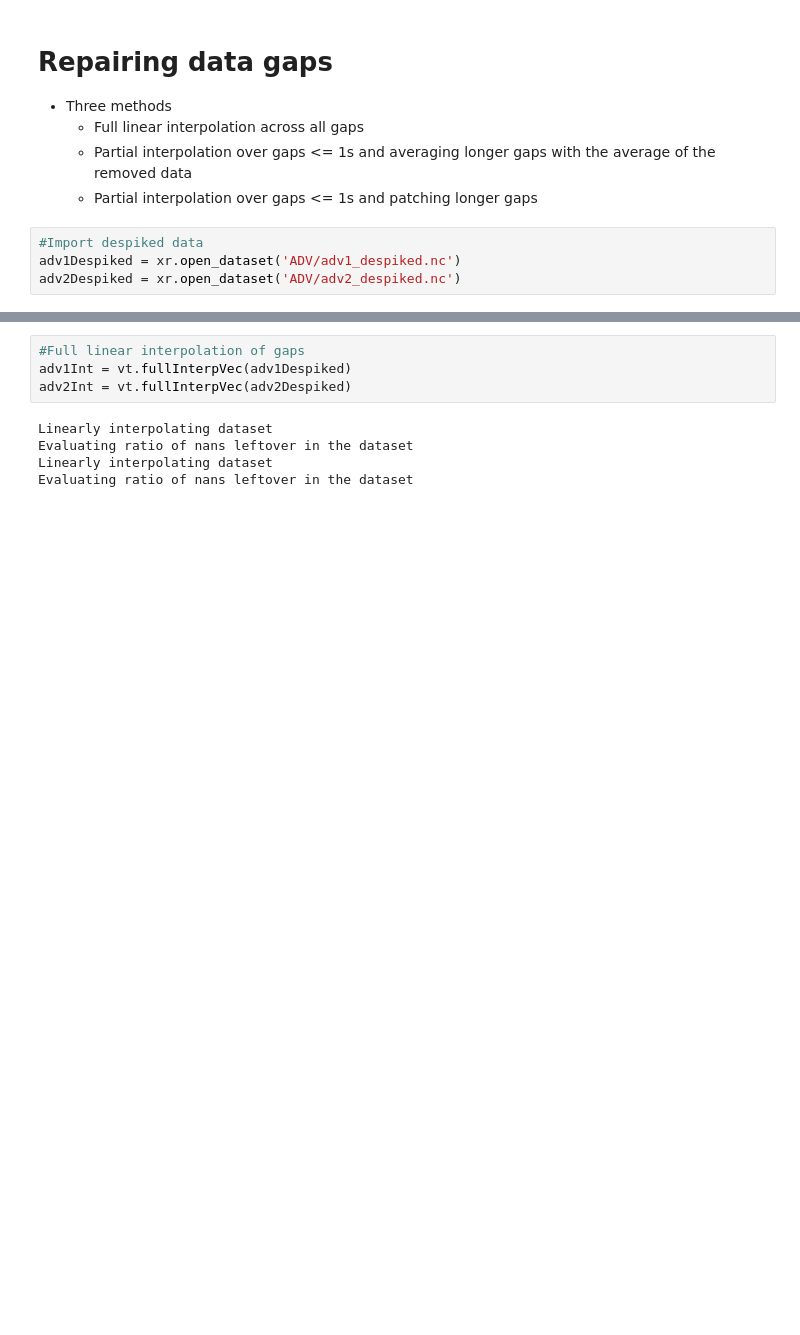
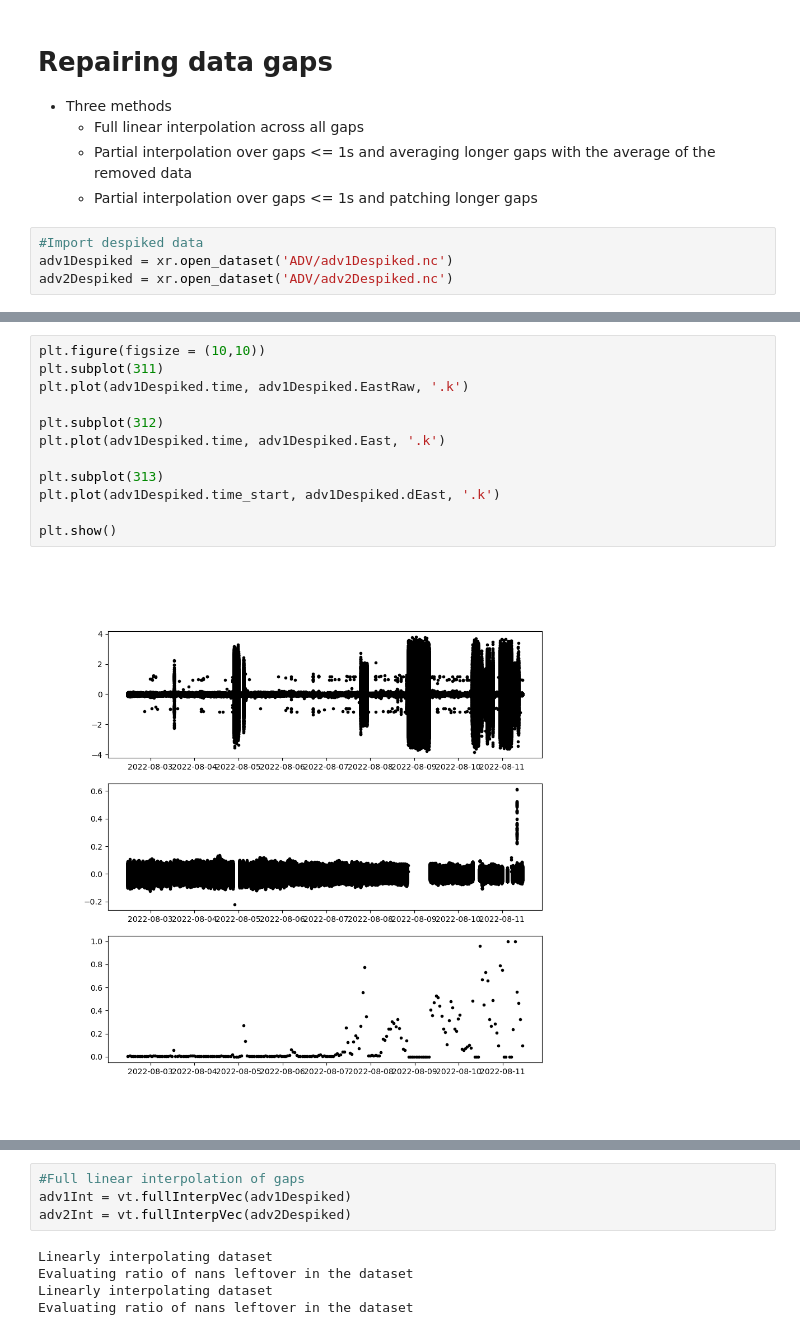
Before and after one commit to lagrady/Kelp-Forest-Hydrodynamics, a Jupyter notebook: notebooks/ADV_data.ipynb, the cells around one changed output, grey strips where cells are left out. Cells and saved outputs as stored; diff of their text form; blank space fills up the shorter version.

```diff
--- a/notebooks/ADV_data.ipynb
+++ b/notebooks/ADV_data.ipynb
@@ -132,5 +145,5 @@ adv2Despiked.to_netcdf('ADV/adv2_despiked.nc')
     - Partial interpolation over gaps <= 1s and patching longer gaps
 # %%
 #Import despiked data
-adv1Despiked = xr.open_dataset('ADV/adv1_despiked.nc')
-adv2Despiked = xr.open_dataset('ADV/adv2_despiked.nc')
+adv1Despiked = xr.open_dataset('ADV/adv1Despiked.nc')
+adv2Despiked = xr.open_dataset('ADV/adv2Despiked.nc')
@@ -136,0 +180,14 @@ adv2Despiked = xr.open_dataset('ADV/adv2_despiked.nc')
+# %%
+plt.figure(figsize = (10,10))
+plt.subplot(311)
+plt.plot(adv1Despiked.time, adv1Despiked.EastRaw, '.k')
+
+plt.subplot(312)
+plt.plot(adv1Despiked.time, adv1Despiked.East, '.k')
+
+plt.subplot(313)
+plt.plot(adv1Despiked.time_start, adv1Despiked.dEast, '.k')
+
+plt.show()
+# %% [output]
+[figure, added]
```
Also changed, not shown: parts of 7 cells of this notebook, 3 other files.
